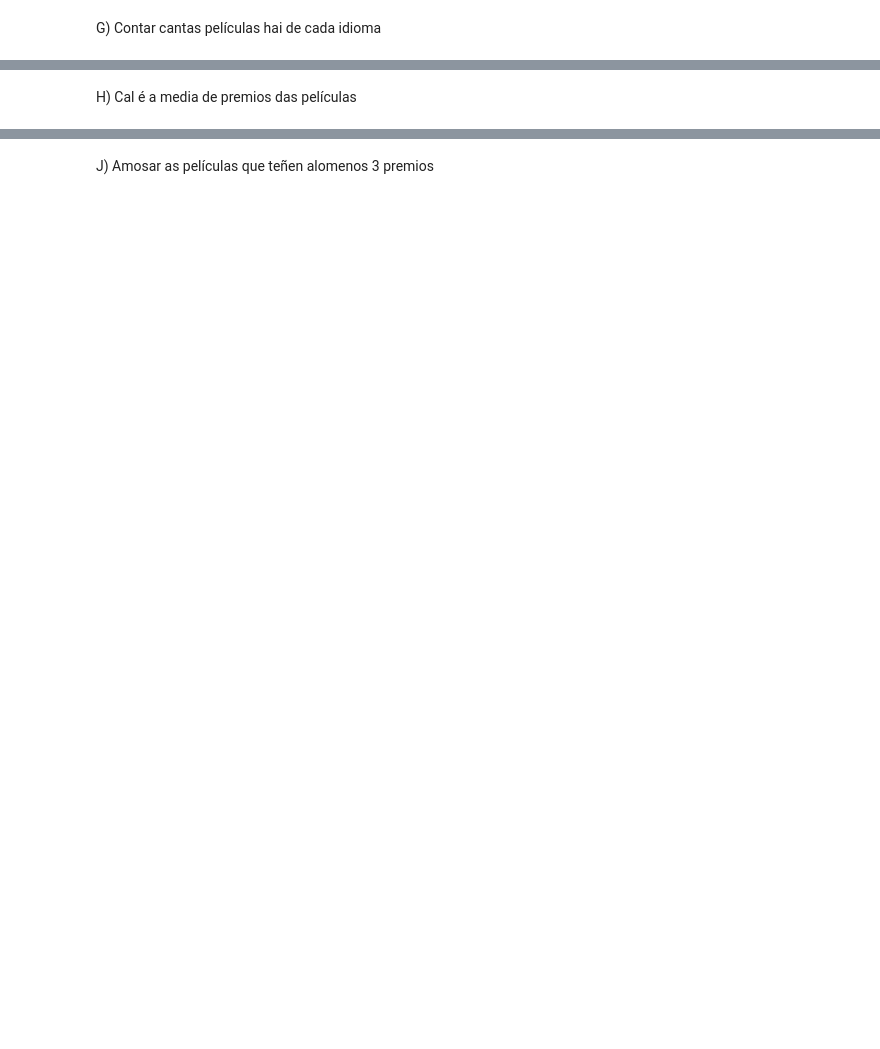
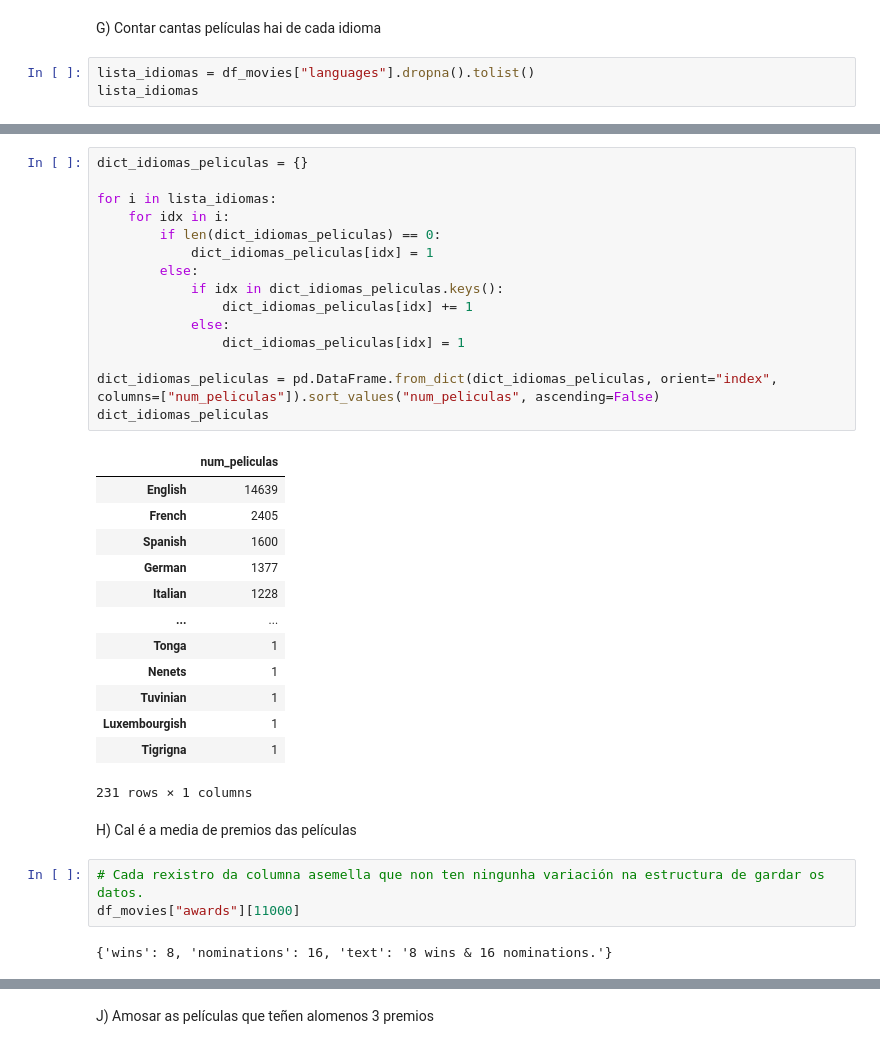
Before and after one commit to DaniMartinezX/SBD, a Jupyter notebook: tarefas/T3.2/T3_2.ipynb, the cells around one changed output, grey strips where cells are left out. Saved outputs shown, nothing was run; the diff lists cells and outputs as text; blank space fills up the shorter version.

```diff
--- a/tarefas/T3.2/T3_2.ipynb
+++ b/tarefas/T3.2/T3_2.ipynb
@@ -220,2 +301,5 @@ F) Contar en cantas películas ten participado cada actor
 # %% [markdown]
 G) Contar cantas películas hai de cada idioma
+# %%
+lista_idiomas = df_movies["languages"].dropna().tolist()
+lista_idiomas
@@ -222,2 +324,36 @@ G) Contar cantas películas hai de cada idioma
+# %%
+dict_idiomas_peliculas = {}
+
+for i in lista_idiomas:
+    for idx in i:
+        if len(dict_idiomas_peliculas) == 0:
+            dict_idiomas_peliculas[idx] = 1
+        else:
+            if idx in dict_idiomas_peliculas.keys():
+                dict_idiomas_peliculas[idx] += 1
+            else:
+                dict_idiomas_peliculas[idx] = 1
+
+dict_idiomas_peliculas = pd.DataFrame.from_dict(dict_idiomas_peliculas, orient="index", columns=["num_peliculas"]).sort_values("num_peliculas", ascending=False)
+dict_idiomas_peliculas
+# %% [output]
+|  | num_peliculas |
+| English | 14639 |
+| French | 2405 |
+| Spanish | 1600 |
+| German | 1377 |
+| Italian | 1228 |
+| ... | ... |
+| Tonga | 1 |
+| Nenets | 1 |
+| Tuvinian | 1 |
+| Luxembourgish | 1 |
+| Tigrigna | 1 |
+231 rows × 1 columns
 # %% [markdown]
 H) Cal é a media de premios das películas
+# %%
+# Cada rexistro da columna asemella que non ten ningunha variación na estructura de gardar os datos.
+df_movies["awards"][11000]
+# %% [output]
+{'wins': 8, 'nominations': 16, 'text': '8 wins & 16 nominations.'}
```
Also changed, not shown: parts of 22 cells of this notebook, 1 other file.
